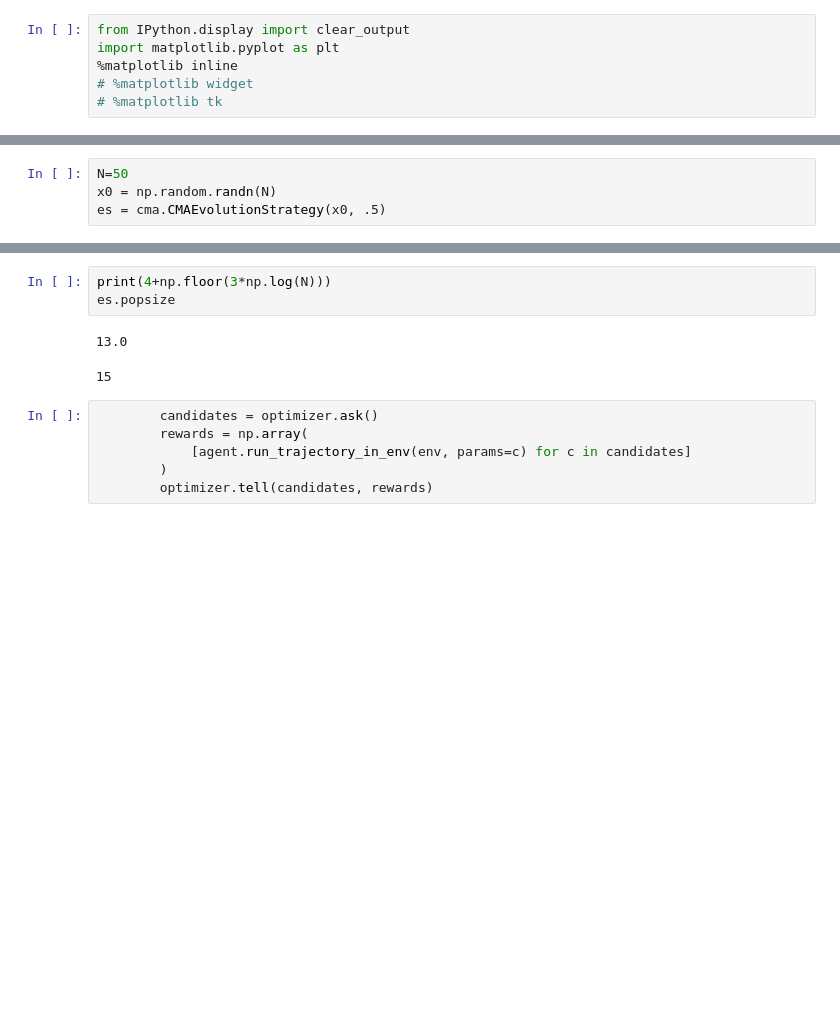
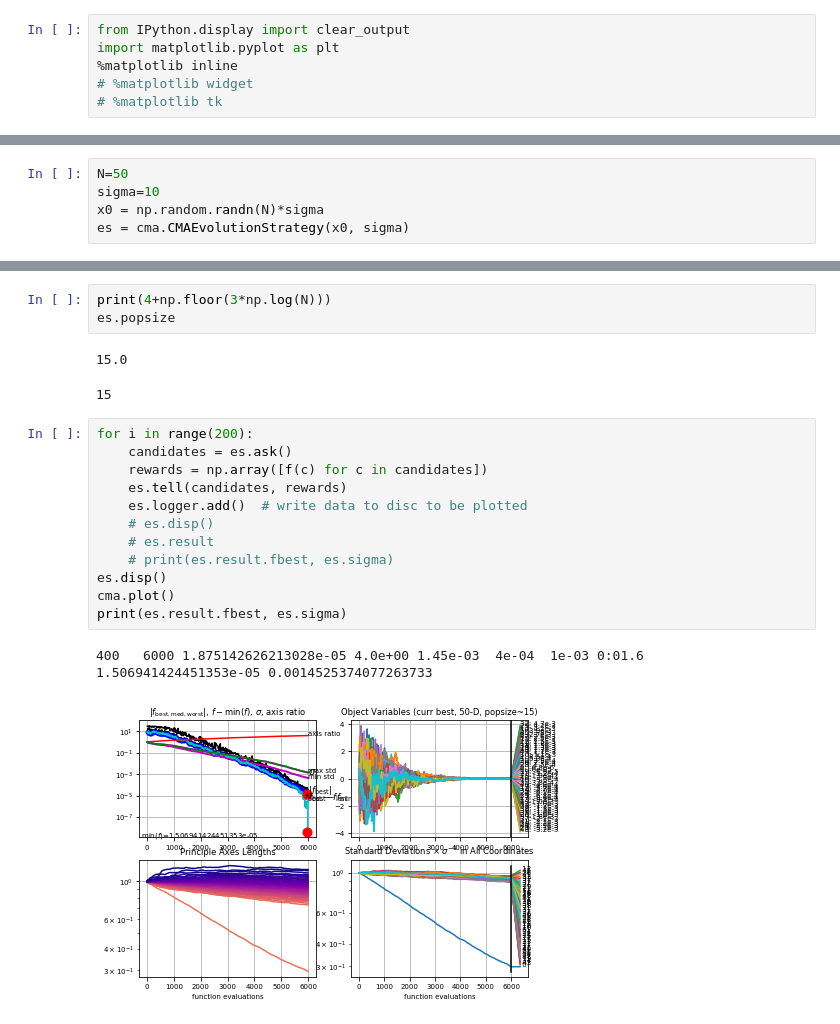
Before and after one commit to bcolloran/deep_rl_experiments, a Jupyter notebook: evolution_and_random_search/scratch.ipynb, the cells around one changed output, grey strips where cells are left out. Drawn from its saved outputs; the diff is of its cells as text; blank space fills up the shorter version.

```diff
--- a/evolution_and_random_search/scratch.ipynb
+++ b/evolution_and_random_search/scratch.ipynb
@@ -20,5 +31,6 @@ def f(x):
 # %%
 N=50
-x0 = np.random.randn(N)
-es = cma.CMAEvolutionStrategy(x0, .5)
+sigma=10
+x0 = np.random.randn(N)*sigma
+es = cma.CMAEvolutionStrategy(x0, sigma)
 # %% [output]
@@ -27,11 +39,21 @@ es = cma.CMAEvolutionStrategy(x0, .5)
 print(4+np.floor(3*np.log(N)))
 es.popsize
 # %% [output]
-13.0
+15.0
 15
-# %%
-        candidates = optimizer.ask()
-        rewards = np.array(
-            [agent.run_trajectory_in_env(env, params=c) for c in candidates]
-        )
-        optimizer.tell(candidates, rewards)
+# %%
+for i in range(200):
+    candidates = es.ask()
+    rewards = np.array([f(c) for c in candidates])
+    es.tell(candidates, rewards)
+    es.logger.add()  # write data to disc to be plotted
+    # es.disp()
+    # es.result
+    # print(es.result.fbest, es.sigma)
+es.disp()
+cma.plot()
+print(es.result.fbest, es.sigma)
+# %% [output]
+400   6000 1.875142626213028e-05 4.0e+00 1.45e-03  4e-04  1e-03 0:01.6
+1.506941424451353e-05 0.0014525374077263733
+[figure, added]
```
Also changed, not shown: parts of 11 cells of this notebook, 4 other files.
